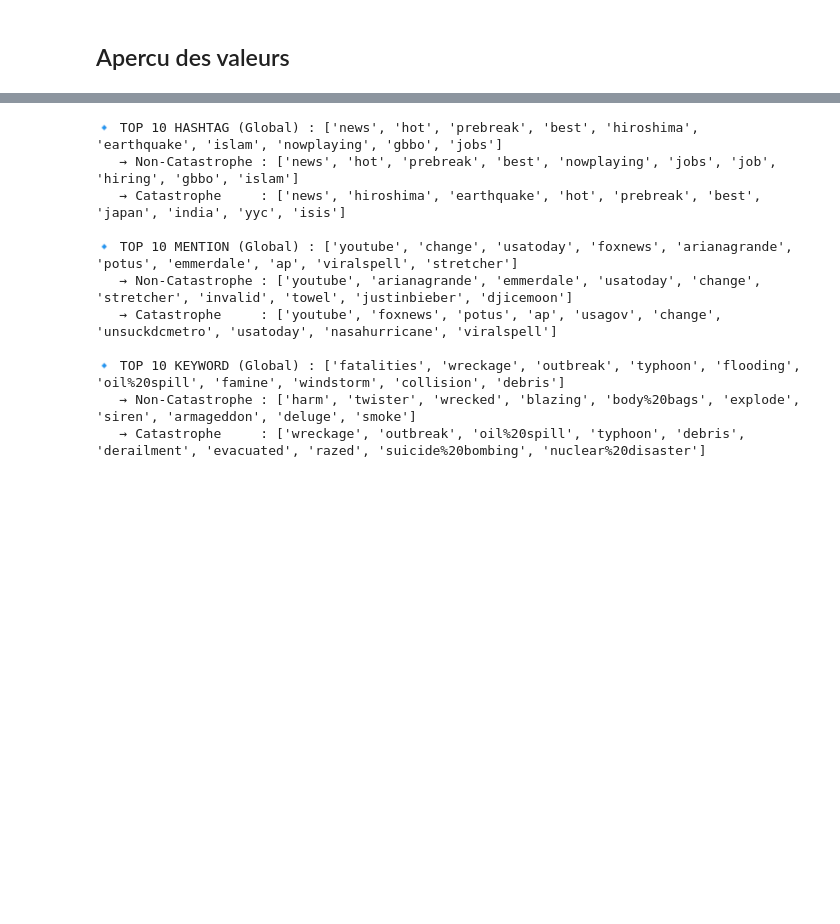
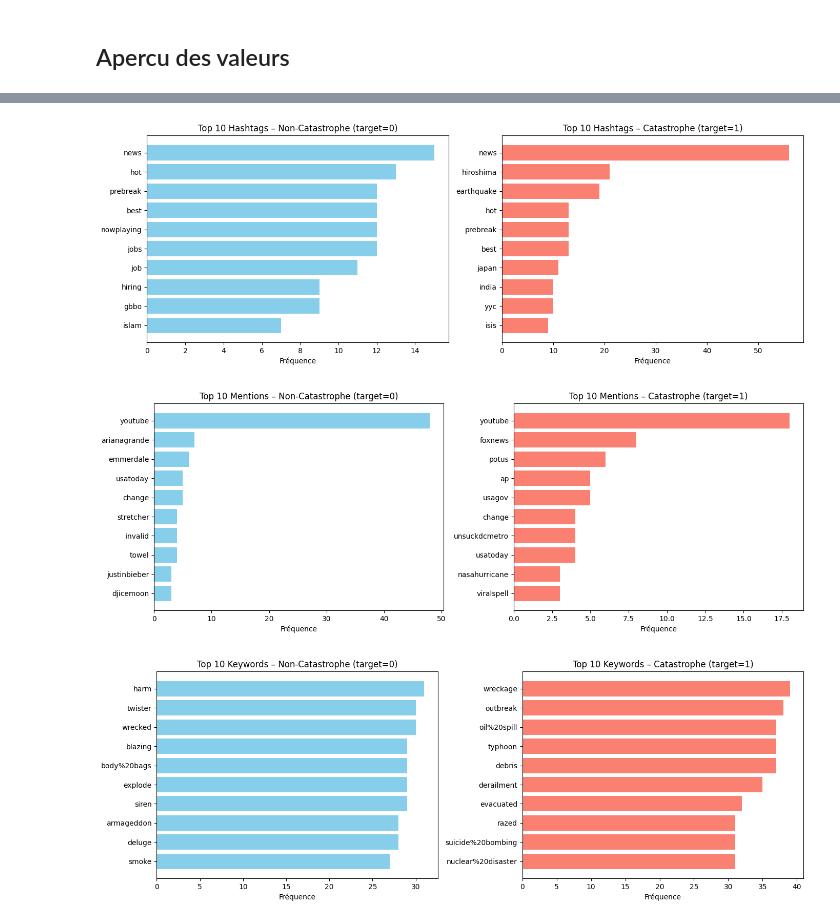
Before and after one commit to ines-lorquet/eye-of-emergency, a Jupyter notebook: Notebook/3_EDA.ipynb, the cells around one changed output, grey strips where cells are left out. Saved outputs shown, nothing was run; the diff lists cells and outputs as text; code cells hidden in the pictures; blank space fills up the shorter version.

```diff
--- a/Notebook/3_EDA.ipynb
+++ b/Notebook/3_EDA.ipynb
@@ -175,27 +178,29 @@ display(ngrams_summary)
 # %%
-from collections import Counter
+df_positive = df[df["target"] == 1]
+df_negative = df[df["target"] == 0]
 
-def analyse_top_elements(colonne, label, n=10):
-    top_all = Counter(df[colonne].dropna().str.lower().str.split(", ").sum()).most_common(n)
+def plot_top_elements(colonne, label, n=10):
     top_0 = Counter(df_negative[colonne].dropna().str.lower().str.split(", ").sum()).most_common(n)
     top_1 = Counter(df_positive[colonne].dropna().str.lower().str.split(", ").sum()).most_common(n)
 
-    print(f"\n🔹 TOP {n} {label.upper()} (Global) :", [x[0] for x in top_all])
-    print(f"   → Non-Catastrophe :", [x[0] for x in top_0])
-    print(f"   → Catastrophe     :", [x[0] for x in top_1])
+    # Subplot
+    fig, axs = plt.subplots(1, 2, figsize=(14, 5))
 
-analyse_top_elements("hashtags", "Hashtag")
-analyse_top_elements("mentions", "Mention")
-analyse_top_elements("keyword", "Keyword")
+    for idx, (data, target, color) in enumerate(zip([top_0, top_1], [0, 1], ['skyblue', 'salmon'])):
+        labels, counts = zip(*data)
+        axs[idx].barh(labels, counts, color=color)
+        axs[idx].set_title(f"Top {n} {label}s – {'Catastrophe' if target==1 else 'Non-Catastrophe'} (target={target})")
+        axs[idx].invert_yaxis()
+        axs[idx].set_xlabel("Fréquence")
+
+    plt.tight_layout()
+    plt.show()
+
+# === Appels
+plot_top_elements("hashtags", "Hashtag")
+plot_top_elements("mentions", "Mention")
+plot_top_elements("keyword", "Keyword")
 # %% [output]
-🔹 TOP 10 HASHTAG (Global) : ['news', 'hot', 'prebreak', 'best', 'hiroshima', 'earthquake', 'islam', 'nowplaying', 'gbbo', 'jobs']
-   → Non-Catastrophe : ['news', 'hot', 'prebreak', 'best', 'nowplaying', 'jobs', 'job', 'hiring', 'gbbo', 'islam']
-   → Catastrophe     : ['news', 'hiroshima', 'earthquake', 'hot', 'prebreak', 'best', 'japan', 'india', 'yyc', 'isis']
-
-🔹 TOP 10 MENTION (Global) : ['youtube', 'change', 'usatoday', 'foxnews', 'arianagrande', 'potus', 'emmerdale', 'ap', 'viralspell', 'stretcher']
-   → Non-Catastrophe : ['youtube', 'arianagrande', 'emmerdale', 'usatoday', 'change', 'stretcher', 'invalid', 'towel', 'justinbieber', 'djicemoon']
-   → Catastrophe     : ['youtube', 'foxnews', 'potus', 'ap', 'usagov', 'change', 'unsuckdcmetro', 'usatoday', 'nasahurricane', 'viralspell']
-
-🔹 TOP 10 KEYWORD (Global) : ['fatalities', 'wreckage', 'outbreak', 'typhoon', 'flooding', 'oil%20spill', 'famine', 'windstorm', 'collision', 'debris']
-   → Non-Catastrophe : ['harm', 'twister', 'wrecked', 'blazing', 'body%20bags', 'explode', 'siren', 'armageddon', 'deluge', 'smoke']
-   → Catastrophe     : ['wreckage', 'outbreak', 'oil%20spill', 'typhoon', 'debris', 'derailment', 'evacuated', 'razed', 'suicide%20bombing', 'nuclear%20disaster']
+[figure, added]
+[figure, added]
+[figure, added]
```
Also changed, not shown: parts of 15 cells of this notebook, 1 other file.
